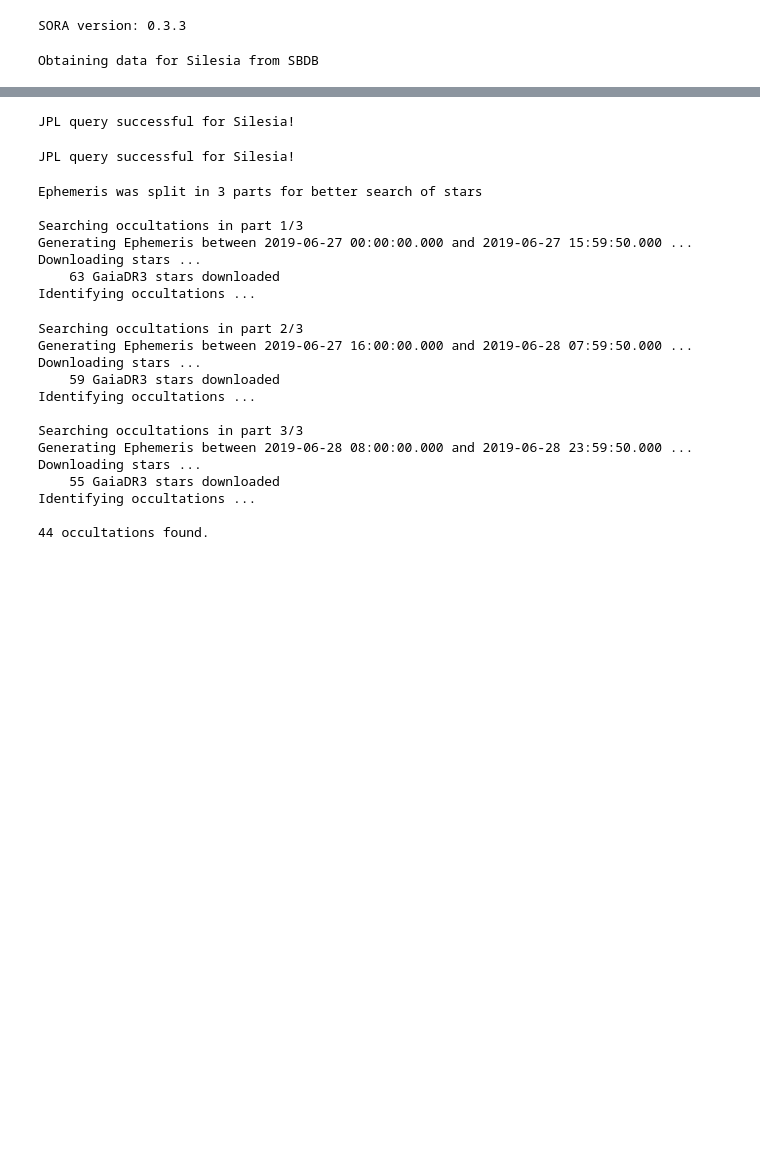
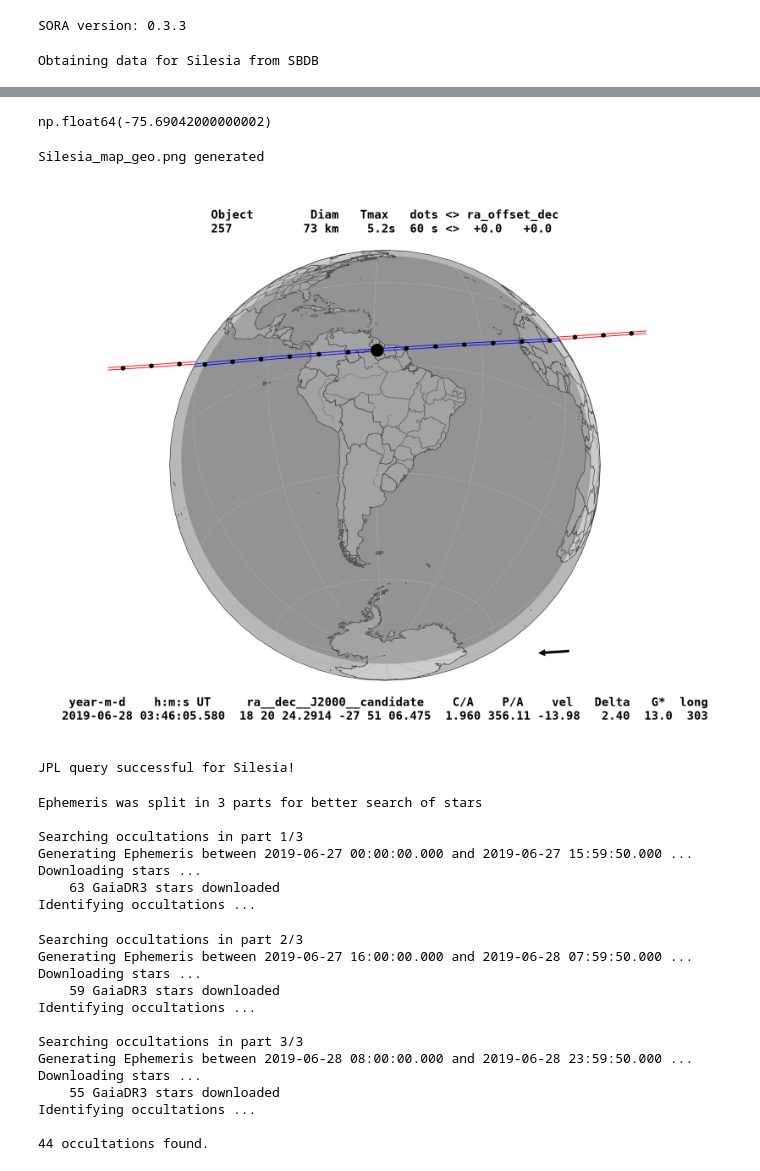
Before and after one commit to AndresSB3/stellar-occultation-prediction, a Jupyter notebook: notebooks/sora_prediction.ipynb, the cells around one changed output, grey strips where cells are left out. Drawn from its saved outputs; the diff is of its cells as text; code cells hidden in the pictures; blank space fills up the shorter version.

```diff
--- a/notebooks/sora_prediction.ipynb
+++ b/notebooks/sora_prediction.ipynb
@@ -51,0 +84,4 @@ Obtaining data for Silesia from SBDB
+# %%
+# Extract relevant data from topocentric prediction
+star_id = pred_top_sora['GaiaDR3 Source ID'][0]
+epoch_occ = pred_top_sora['Epoch'][0]
@@ -51,0 +92,12 @@ Obtaining data for Silesia from SBDB
+# %%
+# Geocentric prediction (SORA)
+pred_geo_sora = prediction(
+  time_beg=str(epoch_occ - '0.1d'),
+  time_end=str(epoch_occ + '0.1d'),
+  body=body,
+  mag_lim=mag_lim,
+  divs=divs,
+  step=step,
+  sigma=sigma,
+  verbose=True
+)
@@ -51,0 +113,18 @@ Obtaining data for Silesia from SBDB
+# %%
+# Star instatiation
+star = Star(code=star_id, epoch=epoch_occ)
+
+print('Identifying Occultation...')
+for i in pred_geo_sora:
+  if i[12] == star.code:
+    pred_geo_sora = i
+    print('Occultation identified!')
+    break
+
+# # Occultation instantiation
+# occ = Occultation(
+#   body=body,
+#   star=star,
+#   time=epoch_occ,
+#   reference_center=obs
+# )
@@ -52,3 +146,17 @@ Obtaining data for Silesia from SBDB
+# %%
+obs.lon.value
+# %% [output]
+np.float64(-75.69042000000002)
+# %%
+# Occultation map
+pred_geo_sora.plot_occ_map(
+  nameimg='Silesia_map_geo'
+)
+filename = 'Silesia_map_geo.png'
+display(Image(filename=filename))
+# %% [output]
+Silesia_map_geo.png generated
+[figure, added]
 # %%
 # Ephemeris generation (geocentric)
 eph_geo = get_eph(rock, epoch_jpl, ['JPL', 'MPC'], verbose=True)
@@ -60,5 +173,0 @@ eph_geo_gen = EphemTable(eph_geo)
-# %%
-# Ephemeris generation and instantiation (topocentric) (both SORA and generated)
-eph_top = get_eph(rock, epoch_jpl, ['JPL', 'MPC'], observer=obs_id, verbose=True)
-# %% [output]
-JPL query successful for Silesia!
```
Also changed, not shown: parts of 17 cells of this notebook, 29 other files.
